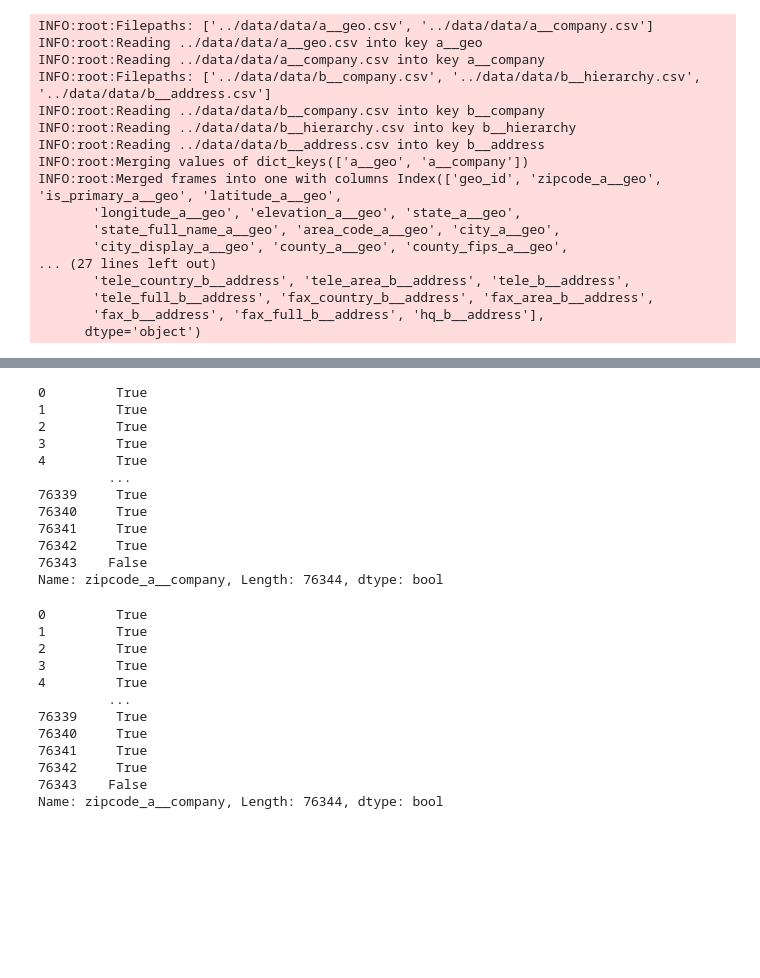
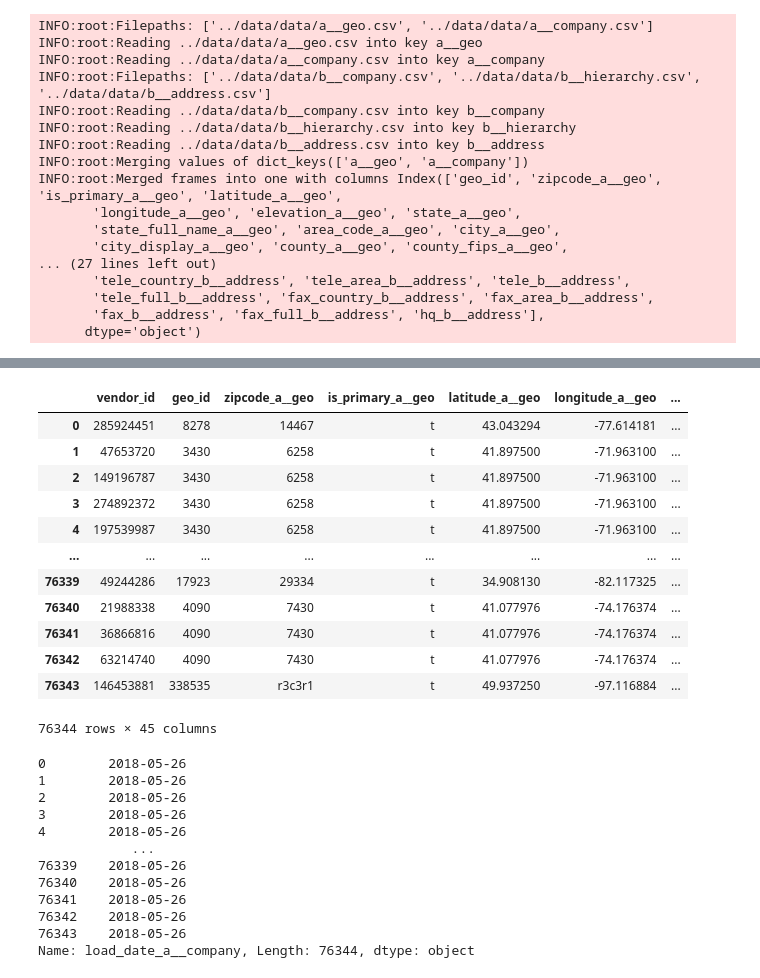
Before and after one commit to cpaulisi/govini-interview, a Jupyter notebook: notebooks/eda.ipynb, the cells around one changed output, grey strips where cells are left out. Cells and saved outputs as stored; diff of their text form; code cells hidden in the pictures; blank space fills up the shorter version.

```diff
--- a/notebooks/eda.ipynb
+++ b/notebooks/eda.ipynb
@@ -159,31 +204,0 @@ comp = type_compression(frame=a_frame[['longitude_a__geo', 'vendor_id']])
-# %%
-non_null_s = frame[col][no.apply(lambda x: x!='null')]
-isnum = non_null_s.astype(str).apply(lambda x: x.replace("-", "").replace(".", "").isnumeric())
-# %% [output]
-0         True
-1         True
-2         True
-3         True
-4         True
-         ...
-76339     True
-76340     True
-76341     True
-76342     True
-76343    False
-Name: zipcode_a__company, Length: 76344, dtype: bool
-# %%
-a_frame['zipcode_a__company'][isnum].astype(str).apply(lambda x: set(x.split(".")[-1]).issubset("0") or x.isdigit())
-# %% [output]
-0         True
-1         True
-2         True
-3         True
-4         True
-         ...
-76339     True
-76340     True
-76341     True
-76342     True
-76343    False
-Name: zipcode_a__company, Length: 76344, dtype: bool
@@ -189,0 +227,31 @@ Name: zipcode_a__company, Length: 76344, dtype: bool
+# %%
+comp
+# %% [output]
+|  | vendor_id | geo_id | zipcode_a__geo | is_primary_a__geo | latitude_a__geo | longitude_a__geo | ... |
+| 0 | 285924451 | 8278 | 14467 | t | 43.043294 | -77.614181 | ... |
+| 1 | 47653720 | 3430 | 6258 | t | 41.897500 | -71.963100 | ... |
+| 2 | 149196787 | 3430 | 6258 | t | 41.897500 | -71.963100 | ... |
+| 3 | 274892372 | 3430 | 6258 | t | 41.897500 | -71.963100 | ... |
+| 4 | 197539987 | 3430 | 6258 | t | 41.897500 | -71.963100 | ... |
+| ... | ... | ... | ... | ... | ... | ... | ... |
+| 76339 | 49244286 | 17923 | 29334 | t | 34.908130 | -82.117325 | ... |
+| 76340 | 21988338 | 4090 | 7430 | t | 41.077976 | -74.176374 | ... |
+| 76341 | 36866816 | 4090 | 7430 | t | 41.077976 | -74.176374 | ... |
+| 76342 | 63214740 | 4090 | 7430 | t | 41.077976 | -74.176374 | ... |
+| 76343 | 146453881 | 338535 | r3c3r1 | t | 49.937250 | -97.116884 | ... |
+76344 rows × 45 columns
+# %%
+a_frame.load_date_a__company.to_date
+# %% [output]
+0        2018-05-26
+1        2018-05-26
+2        2018-05-26
+3        2018-05-26
+4        2018-05-26
+            ...
+76339    2018-05-26
+76340    2018-05-26
+76341    2018-05-26
+76342    2018-05-26
+76343    2018-05-26
+Name: load_date_a__company, Length: 76344, dtype: object
```
Also changed, not shown: parts of 3 cells of this notebook.
